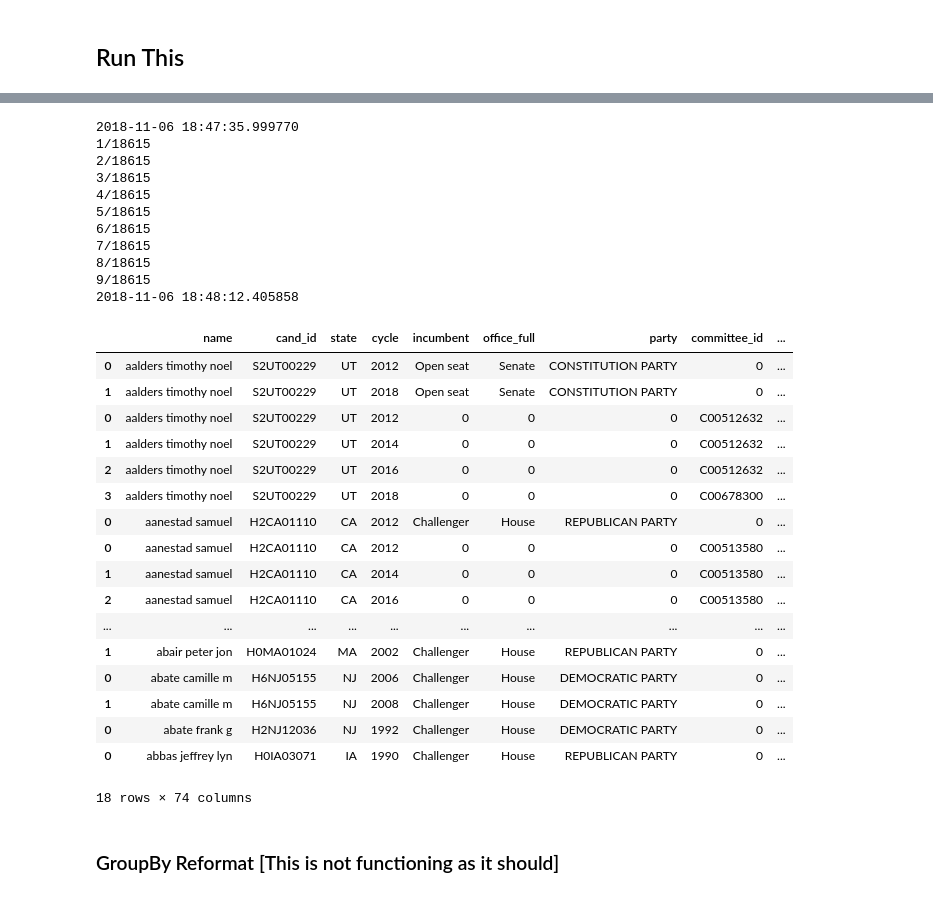
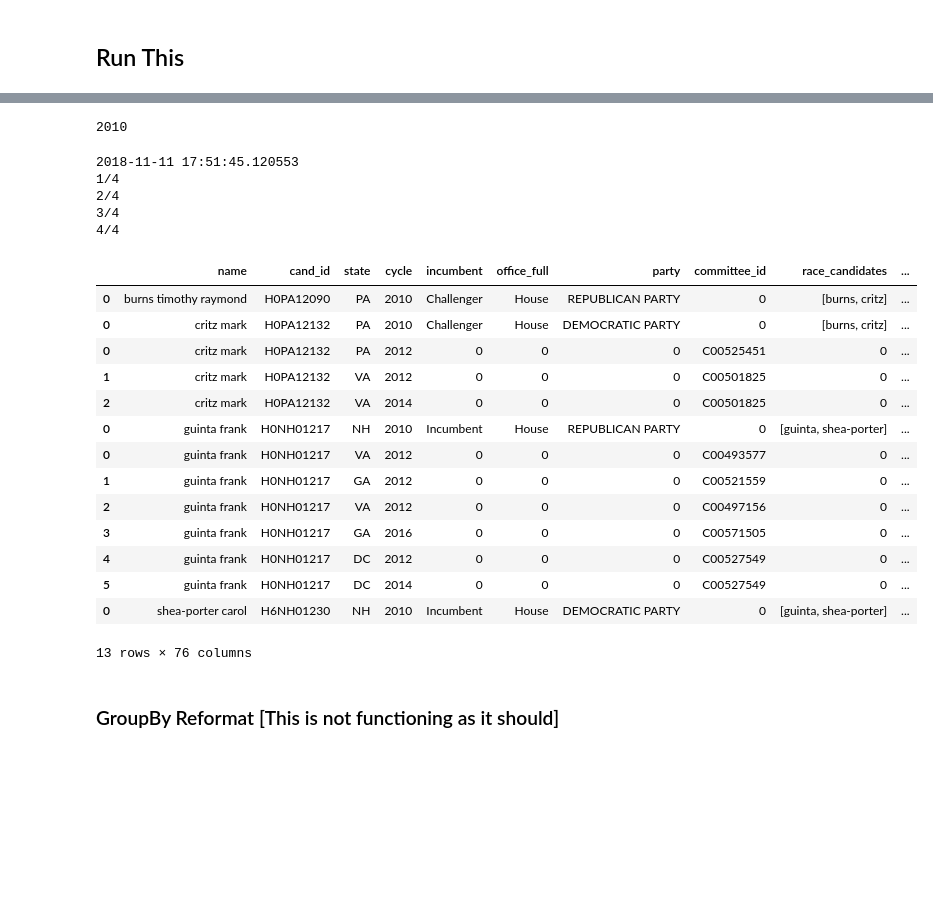
Before and after one commit to Nlorio/election-forecast, a Jupyter notebook: notebooks/FEC_collect_donors.ipynb, the cells around one changed output, grey strips where cells are left out. Drawn from its saved outputs; the diff is of its cells as text; code cells hidden in the pictures; blank space fills up the shorter version.

Commit message:
donor collection functioning

```diff
--- a/notebooks/FEC_collect_donors.ipynb
+++ b/notebooks/FEC_collect_donors.ipynb
@@ -166,0 +158,4 @@ df_selected_candidates.head()
+# %%
+df_selected_candidates.head()
+df_selected_candidates = df_selected_candidates.iloc[0:4, :]
+df_selected_candidates
@@ -397,7 +408,8 @@ def get_committee_candidates(candidate_name, states, df_candidate_id, df_comm):
     j = 0
 
     #Initialize dataframe
-    cand_info = ['name', 'cand_id', 'state', 'cycle', 'incumbent', 'office_full', 'party', 'committee_id']
+    cand_info = ['name', 'cand_id', 'state', 'cycle', 'incumbent', 'office_full',
+                 'party', 'committee_id', 'race_candidates', 'election_result']
     donation_levels = ['Donation Level 1',
                'Donation Level 2',
                'Donation Level 3',
@@ -470,7 +482,9 @@ def get_committee_candidates(candidate_name, states, df_candidate_id, df_comm):
                                   'incumbent': 0,
                                   'office_full': 0,
                                   'party': 0,
-                                  'committee_id': row.committee_id}
+                                  'committee_id': row.committee_id,
+                                  'race_candidates': 0,
+                                  'election_result': 3}
                 state_dict = merge_two_dicts(cand_info_dict, state_dict)
                 state_dict = merge_two_dicts(state_dict, level_dict)
 
@@ -491,59 +505,56 @@ def get_committee_candidates(candidate_name, states, df_candidate_id, df_comm):
+# %%
+int(df_selected_candidates.cycles[0])
+# %% [output]
+2010
 # %%
-cand_info = ['name', 'cand_id', 'state','cycle', 'incumbent', 'office_full', 'party', 'committee_id']
+cand_info = ['name', 'cand_id', 'state','cycle', 'incumbent', 'office_full',
+             'party', 'committee_id', 'race_candidates', 'election_result']
 donation_levels = ['Donation Level 1',
        'Donation Level 2',
        'Donation Level 3',
        'Donation Level 4',
        'Donation Level 5']
 columns = np.append(cand_info, states)
 columns = np.append(columns, donation_levels)
 df = pd.DataFrame(columns=columns)
 i = 1
-amount = len(df_candidate_id.name)
-print(datetime.datetime.now())
-for name in df_candidate_id.name:
-    df_name = candidate_donor_df(name, states, df_candidate_id)
+amount = len(df_selected_candidates.name)
+print(datetime.now())
+
+for name in df_selected_candidates.name:
+    df_name = candidate_donor_df(name, states, df_selected_candidates)
     df = pd.concat([df, df_name], sort=False)
 
-    df_name_comm = get_committee_candidates(name, states, df_candidate_id, df_comm)
+    df_name_comm = get_committee_candidates(name, states, df_selected_candidates, df_comm)
     df = pd.concat([df, df_name_comm], sort=False)
 
     print('{}/{}'.format(i, amount))
     i+=1
     if i == 10:
         print(datetime.datetime.now())
         break
 df
 # %% [output]
-2018-11-06 18:47:35.999770
-1/18615
-2/18615
-3/18615
-4/18615
-5/18615
-6/18615
-7/18615
-8/18615
-9/18615
-2018-11-06 18:48:12.405858
+2018-11-11 17:51:45.120553
+1/4
+2/4
+3/4
+4/4
-|  | name | cand_id | state | cycle | incumbent | office_full | party | committee_id | ... |
-| 0 | aalders timothy noel | S2UT00229 | UT | 2012 | Open seat | Senate | CONSTITUTION PARTY | 0 | ... |
-| 1 | aalders timothy noel | S2UT00229 | UT | 2018 | Open seat | Senate | CONSTITUTION PARTY | 0 | ... |
-| 0 | aalders timothy noel | S2UT00229 | UT | 2012 | 0 | 0 | 0 | C00512632 | ... |
-| 1 | aalders timothy noel | S2UT00229 | UT | 2014 | 0 | 0 | 0 | C00512632 | ... |
-| 2 | aalders timothy noel | S2UT00229 | UT | 2016 | 0 | 0 | 0 | C00512632 | ... |
-| 3 | aalders timothy noel | S2UT00229 | UT | 2018 | 0 | 0 | 0 | C00678300 | ... |
-| 0 | aanestad samuel | H2CA01110 | CA | 2012 | Challenger | House | REPUBLICAN PARTY | 0 | ... |
-| 0 | aanestad samuel | H2CA01110 | CA | 2012 | 0 | 0 | 0 | C00513580 | ... |
-| 1 | aanestad samuel | H2CA01110 | CA | 2014 | 0 | 0 | 0 | C00513580 | ... |
-| 2 | aanestad samuel | H2CA01110 | CA | 2016 | 0 | 0 | 0 | C00513580 | ... |
-| ... | ... | ... | ... | ... | ... | ... | ... | ... | ... |
-| 1 | abair peter jon | H0MA01024 | MA | 2002 | Challenger | House | REPUBLICAN PARTY | 0 | ... |
-| 0 | abate camille m | H6NJ05155 | NJ | 2006 | Challenger | House | DEMOCRATIC PARTY | 0 | ... |
-| 1 | abate camille m | H6NJ05155 | NJ | 2008 | Challenger | House | DEMOCRATIC PARTY | 0 | ... |
-| 0 | abate frank g | H2NJ12036 | NJ | 1992 | Challenger | House | DEMOCRATIC PARTY | 0 | ... |
-| 0 | abbas jeffrey lyn | H0IA03071 | IA | 1990 | Challenger | House | REPUBLICAN PARTY | 0 | ... |
+|  | name | cand_id | state | cycle | incumbent | office_full | party | committee_id | race_candidates | ... |
+| 0 | burns timothy raymond | H0PA12090 | PA | 2010 | Challenger | House | REPUBLICAN PARTY | 0 | [burns, critz] | ... |
+| 0 | critz mark | H0PA12132 | PA | 2010 | Challenger | House | DEMOCRATIC PARTY | 0 | [burns, critz] | ... |
+| 0 | critz mark | H0PA12132 | PA | 2012 | 0 | 0 | 0 | C00525451 | 0 | ... |
+| 1 | critz mark | H0PA12132 | VA | 2012 | 0 | 0 | 0 | C00501825 | 0 | ... |
+| 2 | critz mark | H0PA12132 | VA | 2014 | 0 | 0 | 0 | C00501825 | 0 | ... |
+| 0 | guinta frank | H0NH01217 | NH | 2010 | Incumbent | House | REPUBLICAN PARTY | 0 | [guinta, shea-porter] | ... |
+| 0 | guinta frank | H0NH01217 | VA | 2012 | 0 | 0 | 0 | C00493577 | 0 | ... |
+| 1 | guinta frank | H0NH01217 | GA | 2012 | 0 | 0 | 0 | C00521559 | 0 | ... |
+| 2 | guinta frank | H0NH01217 | VA | 2012 | 0 | 0 | 0 | C00497156 | 0 | ... |
+| 3 | guinta frank | H0NH01217 | GA | 2016 | 0 | 0 | 0 | C00571505 | 0 | ... |
+| 4 | guinta frank | H0NH01217 | DC | 2012 | 0 | 0 | 0 | C00527549 | 0 | ... |
+| 5 | guinta frank | H0NH01217 | DC | 2014 | 0 | 0 | 0 | C00527549 | 0 | ... |
+| 0 | shea-porter carol | H6NH01230 | NH | 2010 | Incumbent | House | DEMOCRATIC PARTY | 0 | [guinta, shea-porter] | ... |
-18 rows × 74 columns
+13 rows × 76 columns
 # %%
 df.to_pickle('donor_df.pkl')
 # %% [markdown]
```
Also changed, not shown: parts of 8 cells of this notebook.
